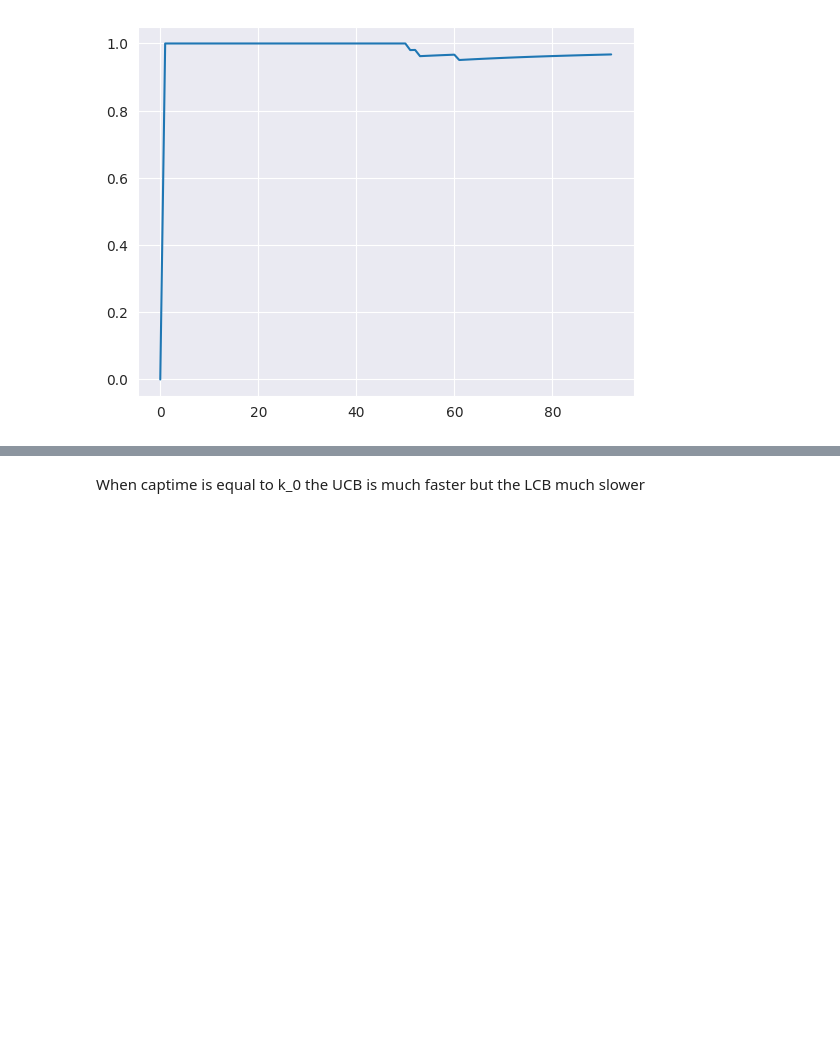
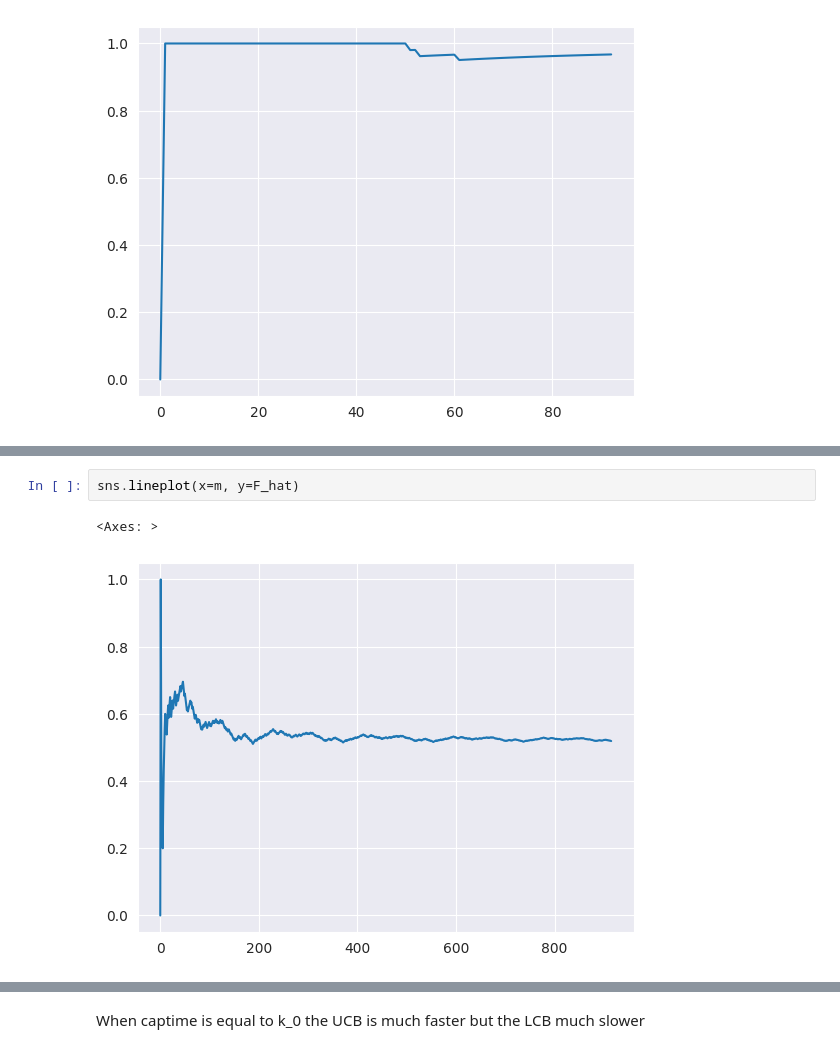
Before and after one commit to Skippybal/Styx, a Jupyter notebook: Utility_testing.ipynb, the cells around one changed output, grey strips where cells are left out. Saved outputs shown, nothing was run; the diff lists cells and outputs as text; blank space fills up the shorter version.

```diff
--- a/Utility_testing.ipynb
+++ b/Utility_testing.ipynb
@@ -351,0 +356,5 @@ sns.lineplot(x=m, y=U_hat)
+# %%
+sns.lineplot(x=m, y=F_hat)
+# %% [output]
+<Axes: >
+[figure, added]
```
Also changed, not shown: parts of 17 cells of this notebook.
